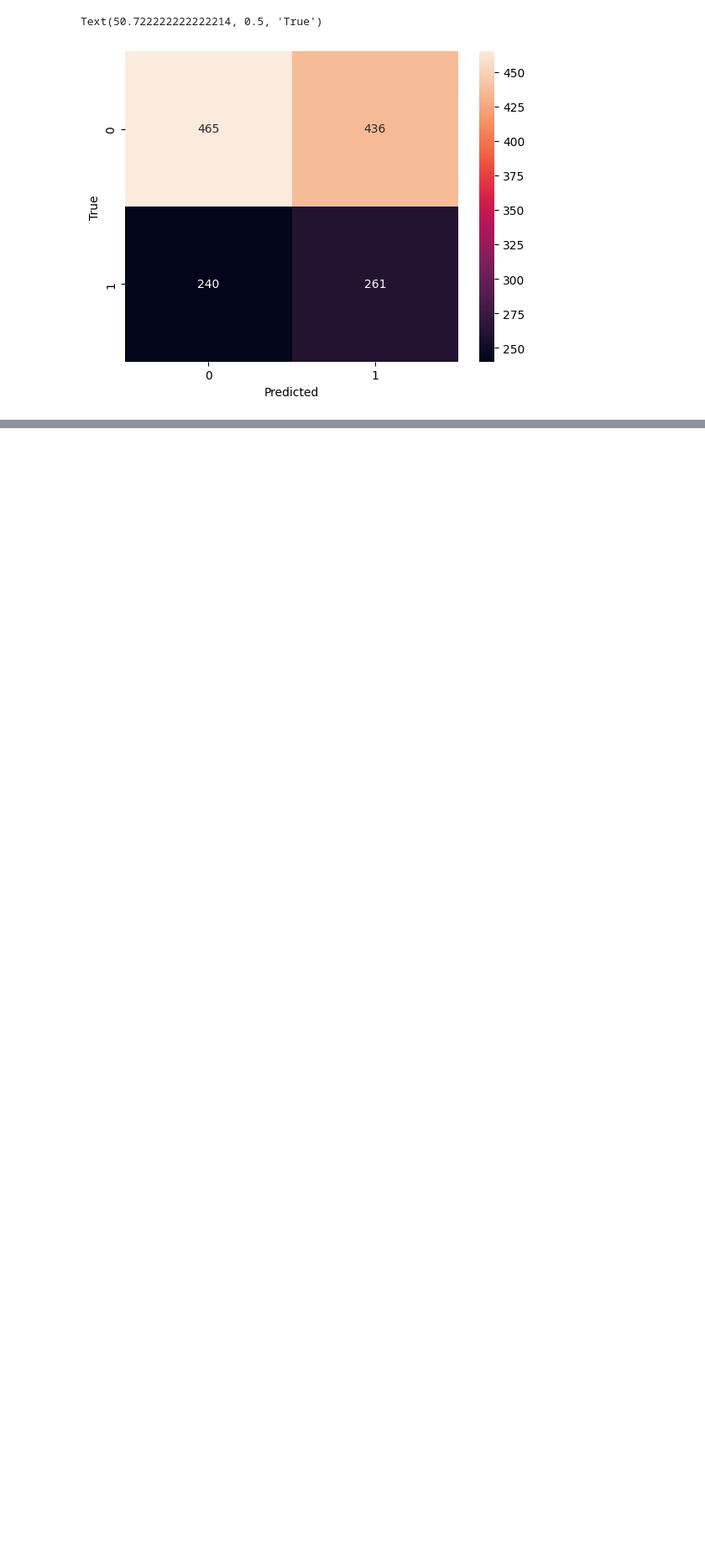
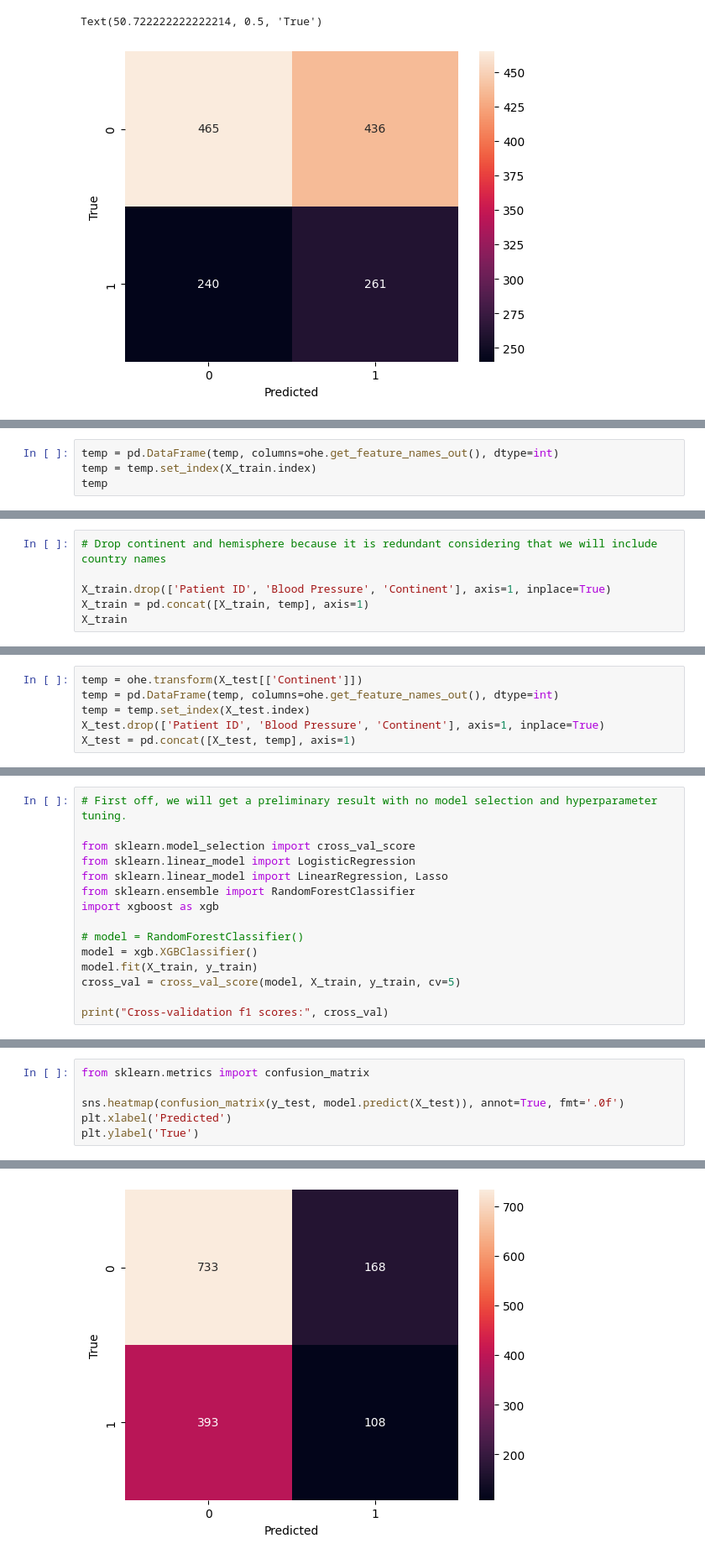
Before and after one commit to thassung/AIT_cp2023, a Jupyter notebook: main.ipynb, the cells around one changed output, grey strips where cells are left out. Shown: that part at 84% size. Drawn from its saved outputs; the diff is of its cells as text; blank space fills up the shorter version.

```diff
--- a/main.ipynb
+++ b/main.ipynb
@@ -291,0 +459,4 @@ Text(50.722222222222214, 0.5, 'True')
+# %%
+temp = pd.DataFrame(temp, columns=ohe.get_feature_names_out(), dtype=int)
+temp = temp.set_index(X_train.index)
+temp
@@ -291,0 +477,6 @@ Text(50.722222222222214, 0.5, 'True')
+# %%
+# Drop continent and hemisphere because it is redundant considering that we will include country names
+
+X_train.drop(['Patient ID', 'Blood Pressure', 'Continent'], axis=1, inplace=True)
+X_train = pd.concat([X_train, temp], axis=1)
+X_train
@@ -291,0 +497,6 @@ Text(50.722222222222214, 0.5, 'True')
+# %%
+temp = ohe.transform(X_test[['Continent']])
+temp = pd.DataFrame(temp, columns=ohe.get_feature_names_out(), dtype=int)
+temp = temp.set_index(X_test.index)
+X_test.drop(['Patient ID', 'Blood Pressure', 'Continent'], axis=1, inplace=True)
+X_test = pd.concat([X_test, temp], axis=1)
@@ -291,0 +516,15 @@ Text(50.722222222222214, 0.5, 'True')
+# %%
+# First off, we will get a preliminary result with no model selection and hyperparameter tuning.
+
+from sklearn.model_selection import cross_val_score
+from sklearn.linear_model import LogisticRegression
+from sklearn.linear_model import LinearRegression, Lasso
+from sklearn.ensemble import RandomForestClassifier
+import xgboost as xgb
+
+# model = RandomForestClassifier()
+model = xgb.XGBClassifier()
+model.fit(X_train, y_train)
+cross_val = cross_val_score(model, X_train, y_train, cv=5)
+
+print("Cross-validation f1 scores:", cross_val)
@@ -291,0 +533,7 @@ Text(50.722222222222214, 0.5, 'True')
+# %%
+from sklearn.metrics import confusion_matrix
+
+sns.heatmap(confusion_matrix(y_test, model.predict(X_test)), annot=True, fmt='.0f')
+plt.xlabel('Predicted')
+plt.ylabel('True')
+# %% [output]
@@ -291,0 +541 @@ Text(50.722222222222214, 0.5, 'True')
+[figure, added]
```
Also changed, not shown: parts of 37 cells of this notebook, 3 other files.
